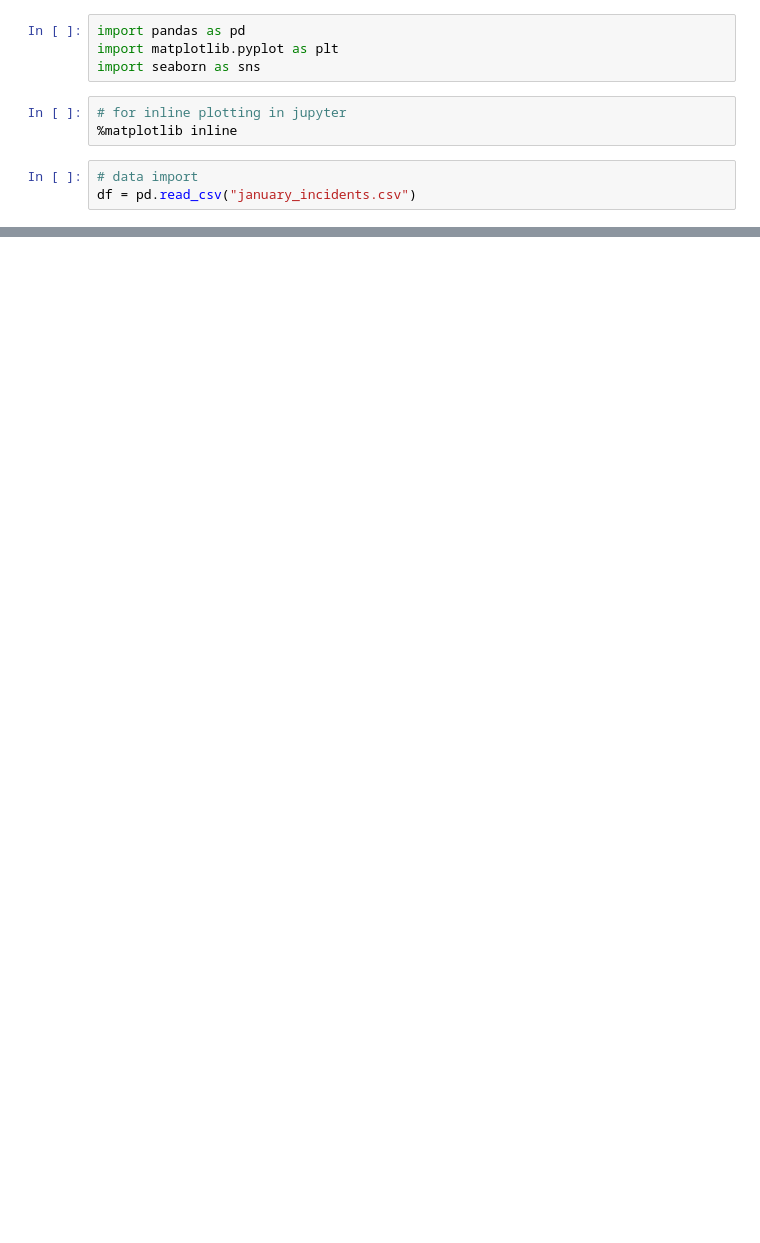
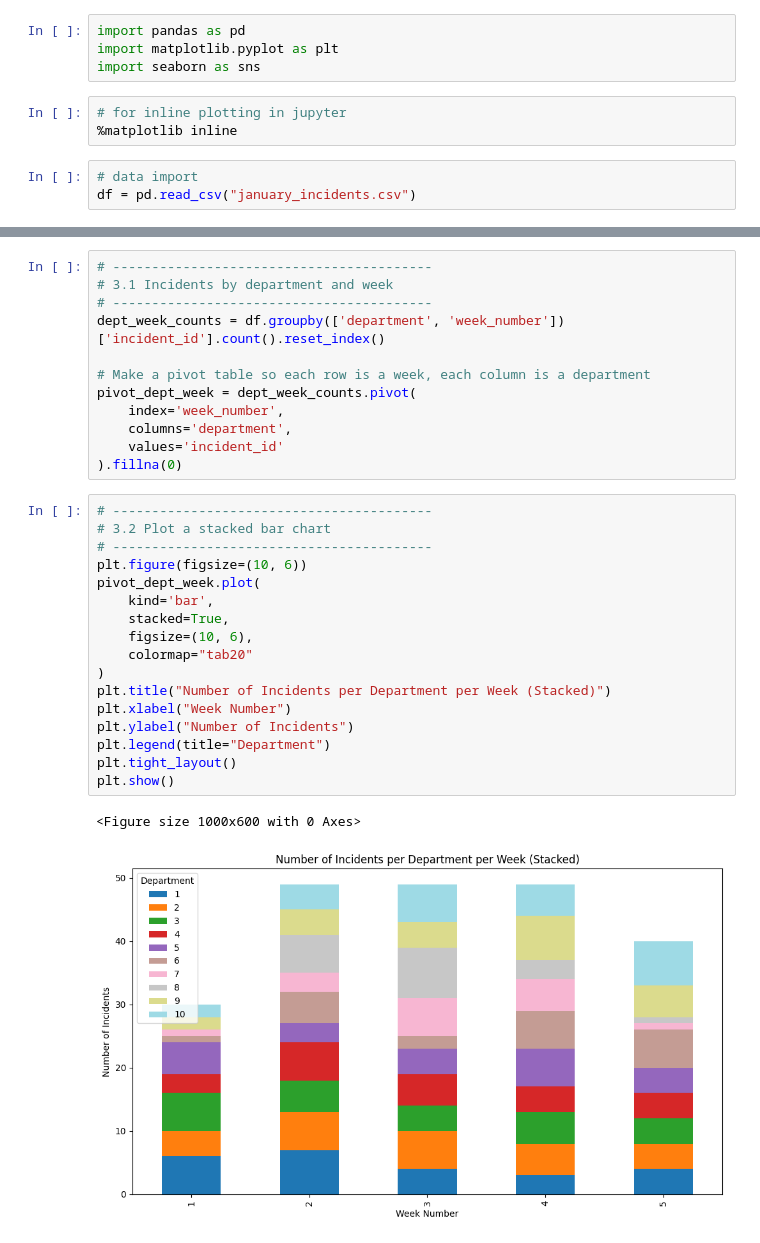
Before and after one commit to pain459/learn_ds, a Jupyter notebook: projects/stability_analysis/workbook.ipynb, the cells around one changed output, grey strips where cells are left out. Cells and saved outputs as stored; diff of their text form; blank space fills up the shorter version.

```diff
--- a/projects/stability_analysis/workbook.ipynb
+++ b/projects/stability_analysis/workbook.ipynb
@@ -17,0 +51,32 @@ df.head(3)
+# %%
+# -----------------------------------------
+# 3.1 Incidents by department and week
+# -----------------------------------------
+dept_week_counts = df.groupby(['department', 'week_number'])['incident_id'].count().reset_index()
+
+# Make a pivot table so each row is a week, each column is a department
+pivot_dept_week = dept_week_counts.pivot(
+    index='week_number',
+    columns='department',
+    values='incident_id'
+).fillna(0)
+# %%
+# -----------------------------------------
+# 3.2 Plot a stacked bar chart
+# -----------------------------------------
+plt.figure(figsize=(10, 6))
+pivot_dept_week.plot(
+    kind='bar',
+    stacked=True,
+    figsize=(10, 6),
+    colormap="tab20"
+)
+plt.title("Number of Incidents per Department per Week (Stacked)")
+plt.xlabel("Week Number")
+plt.ylabel("Number of Incidents")
+plt.legend(title="Department")
+plt.tight_layout()
+plt.show()
+# %% [output]
+<Figure size 1000x600 with 0 Axes>
+[figure, added]
```
Also changed, not shown: parts of 6 cells of this notebook.
